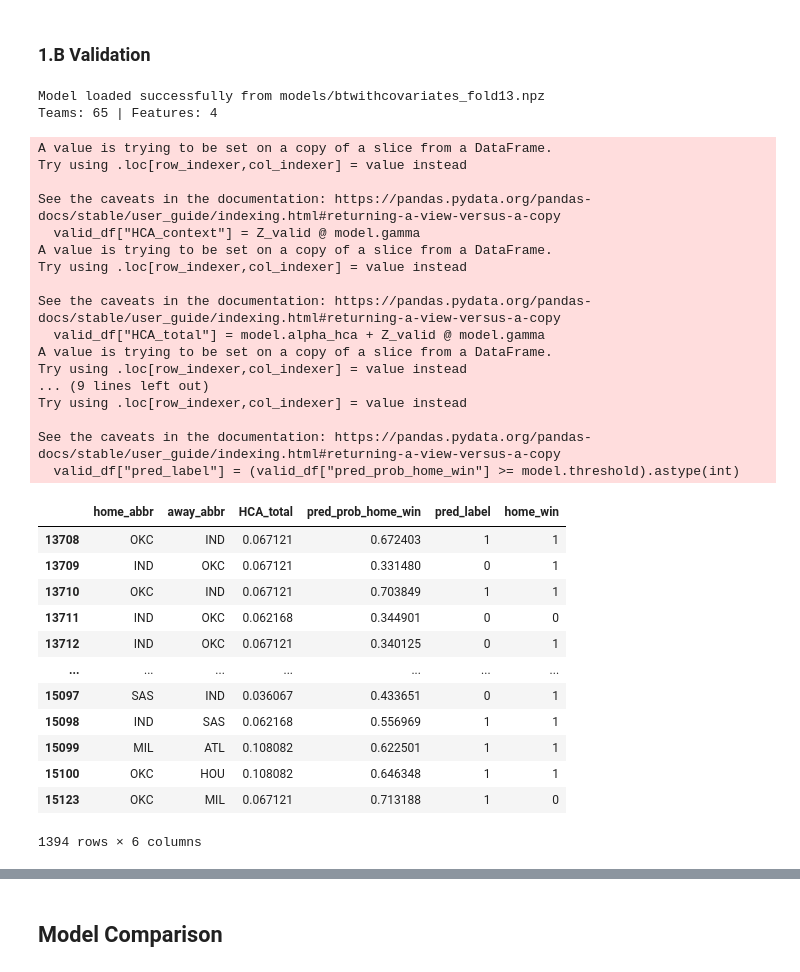
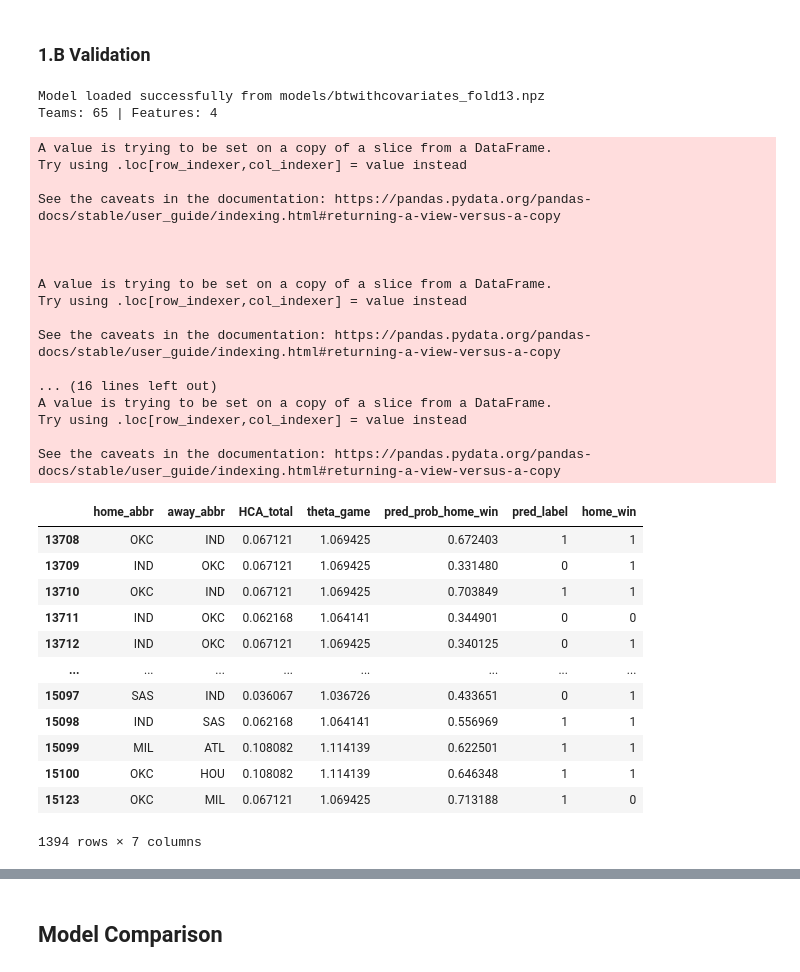
Before and after one commit to ivanho0908/Capstone-Project, a Jupyter notebook: models.ipynb, the cells around one changed output, grey strips where cells are left out. Saved outputs shown, nothing was run; the diff lists cells and outputs as text; code cells hidden in the pictures.

```diff
--- a/models.ipynb
+++ b/models.ipynb
@@ -29,17 +31,6 @@ from skopt.utils import use_named_args
 ### Bradley–Terry Model with HCA & Covariates
 # %%
 class BTWithCovariates:
-    """
-    Bradley–Terry model with dynamic (contextual) home advantage and other covariates.
-
-    logit P(home win) = (s_home - s_away) + (Z @ gamma) + (X @ beta)
-
-    Where:
-      - s_home, s_away : learned team strengths
-      - Z @ gamma      : home‑advantage term that varies by game context (rest, fatigue, etc.)
-      - X @ beta       : general matchup‑specific factors
-    """
-
     def __init__(
         self,
         teams, team_to_idx,
@@ -267,7 +258,7 @@ class BTWithCovariates:
                 print(f"[{it:04d}] Train acc={tr_acc:.4f} ll={tr_ll:.4f} | "
                       f"Test acc={te_acc:.4f} ll={te_ll:.4f}")
 
-        # ---------- Step 4: L‑BFGS Optimization ----------
+        # ---------- L‑BFGS Optimization ----------
         x0 = np.concatenate([self.s, self.beta, self.gamma, [self.alpha_hca]])
         res = minimize(
             objective, x0, jac=True, method="L-BFGS-B",
@@ -275,7 +266,7 @@ class BTWithCovariates:
             options={"disp": True, "maxiter": max_iter}
         )
 
-        # ---------- Step 5: Post‑process ----------
+        # ---------- Post‑process ----------
         opt = res.x
         self.s = opt[:m]
         self.beta = opt[m:m+p]
@@ -295,7 +286,7 @@ class BTWithCovariates:
         history["test_logloss"].append(te_ll)
 
         avg_theta = np.exp(self.alpha_hca + np.mean(Z @ self.gamma))
-        print(f"Estimated global home‑court multiplier θ̄ = {avg_theta:.4f}")
+        print(f"Estimated global home‑court multiplier θ̄ = {avg_theta:.4f}")
         if verbose:
             print(f"Final: Train acc={tr_acc:.4f}, logloss={tr_ll:.4f}")
 
@@ -855,0 +848,3 @@ Test accuracy: 0.623015873015873
+# %%
+df = pd.DataFrame(search.cv_results_)
+print(df.columns.tolist())
@@ -1951,7 +2035,7 @@ valid_df["pred_prob_home_win"] = model.predict_proba(valid_df)
 # For classification label
 valid_df["pred_label"] = (valid_df["pred_prob_home_win"] >= model.threshold).astype(int)
 valid_df = valid_df[(valid_df["home_abbr"] != "NONE") & (valid_df["away_abbr"].notna())]
-valid_df=valid_df[["home_abbr", "away_abbr", "HCA_total", "pred_prob_home_win", "pred_label","home_win"]]
+valid_df=valid_df[["home_abbr", "away_abbr", "HCA_total", "theta_game", "pred_prob_home_win", "pred_label","home_win"]]
 display(valid_df)
 
 valid_df.to_csv("./results/valid_result.csv", index=False)
@@ -1965,59 +2049,61 @@ acc = accuracy_score(y_true, y_pred)
 prec = precision_score(y_true, y_pred, zero_division=0)
 rec = recall_score(y_true, y_pred, zero_division=0)
 f1 = f1_score(y_true, y_pred, zero_division=0)
+logloss = log_loss(y_true, valid_df["pred_prob_home_win"])
 
 # --- Print summary ---
 print("Evaluation Metrics on Validation Data")
 print(f"Accuracy : {acc:.4f}")
+print(f"Log Loss : {logloss:.4f}")
 print(f"Precision: {prec:.4f}")
 print(f"Recall   : {rec:.4f}")
 print(f"F1 Score : {f1:.4f}")
 
 # --- Confusion Matrix ---
 cm = confusion_matrix(y_true, y_pred, labels=[1, 0])
 cm_display = ConfusionMatrixDisplay(cm, display_labels=["Home Win (1)", "Home Lose (0)"])
 
 # --- Visualize nicely ---
 plt.figure(figsize=(6, 5))
 sns.heatmap(cm, annot=True, fmt="d", cmap="Blues", cbar=False,
             xticklabels=["Predicted Win", "Predicted Lose"],
             yticklabels=["Actual Win", "Actual Lose"])
 plt.title("Confusion Matrix on Validation Set")
 plt.xlabel("Predicted Label")
 plt.ylabel("True Label")
 plt.show()
 # %% [output]
 Model loaded successfully from models/btwithcovariates_fold13.npz
 Teams: 65 | Features: 4
 A value is trying to be set on a copy of a slice from a DataFrame.
 Try using .loc[row_indexer,col_indexer] = value instead
 
 See the caveats in the documentation: https://pandas.pydata.org/pandas-docs/stable/user_guide/indexing.html#returning-a-view-versus-a-copy
-  valid_df["HCA_context"] = Z_valid @ model.gamma
+
+
+
 A value is trying to be set on a copy of a slice from a DataFrame.
 Try using .loc[row_indexer,col_indexer] = value instead
 
 See the caveats in the documentation: https://pandas.pydata.org/pandas-docs/stable/user_guide/indexing.html#returning-a-view-versus-a-copy
-  valid_df["HCA_total"] = model.alpha_hca + Z_valid @ model.gamma
+
+... (16 lines left out)
 A value is trying to be set on a copy of a slice from a DataFrame.
-Try using .loc[row_indexer,col_indexer] = value instead
-... (9 lines left out)
 Try using .loc[row_indexer,col_indexer] = value instead
 
 See the caveats in the documentation: https://pandas.pydata.org/pandas-docs/stable/user_guide/indexing.html#returning-a-view-versus-a-copy
-  valid_df["pred_label"] = (valid_df["pred_prob_home_win"] >= model.threshold).astype(int)
-|  | home_abbr | away_abbr | HCA_total | pred_prob_home_win | pred_label | home_win |
-| 13708 | OKC | IND | 0.067121 | 0.672403 | 1 | 1 |
-| 13709 | IND | OKC | 0.067121 | 0.331480 | 0 | 1 |
-| 13710 | OKC | IND | 0.067121 | 0.703849 | 1 | 1 |
-| 13711 | IND | OKC | 0.062168 | 0.344901 | 0 | 0 |
-| 13712 | IND | OKC | 0.067121 | 0.340125 | 0 | 1 |
-| ... | ... | ... | ... | ... | ... | ... |
-| 15097 | SAS | IND | 0.036067 | 0.433651 | 0 | 1 |
-| 15098 | IND | SAS | 0.062168 | 0.556969 | 1 | 1 |
-| 15099 | MIL | ATL | 0.108082 | 0.622501 | 1 | 1 |
-| 15100 | OKC | HOU | 0.108082 | 0.646348 | 1 | 1 |
-| 15123 | OKC | MIL | 0.067121 | 0.713188 | 1 | 0 |
+|  | home_abbr | away_abbr | HCA_total | theta_game | pred_prob_home_win | pred_label | home_win |
+| 13708 | OKC | IND | 0.067121 | 1.069425 | 0.672403 | 1 | 1 |
+| 13709 | IND | OKC | 0.067121 | 1.069425 | 0.331480 | 0 | 1 |
+| 13710 | OKC | IND | 0.067121 | 1.069425 | 0.703849 | 1 | 1 |
+| 13711 | IND | OKC | 0.062168 | 1.064141 | 0.344901 | 0 | 0 |
+| 13712 | IND | OKC | 0.067121 | 1.069425 | 0.340125 | 0 | 1 |
+| ... | ... | ... | ... | ... | ... | ... | ... |
+| 15097 | SAS | IND | 0.036067 | 1.036726 | 0.433651 | 0 | 1 |
+| 15098 | IND | SAS | 0.062168 | 1.064141 | 0.556969 | 1 | 1 |
+| 15099 | MIL | ATL | 0.108082 | 1.114139 | 0.622501 | 1 | 1 |
+| 15100 | OKC | HOU | 0.108082 | 1.114139 | 0.646348 | 1 | 1 |
+| 15123 | OKC | MIL | 0.067121 | 1.069425 | 0.713188 | 1 | 0 |
-1394 rows × 6 columns
+1394 rows × 7 columns
 Evaluation Metrics on Validation Data
 Accuracy : 0.6492
```
Also changed, not shown: parts of 14 cells of this notebook.
